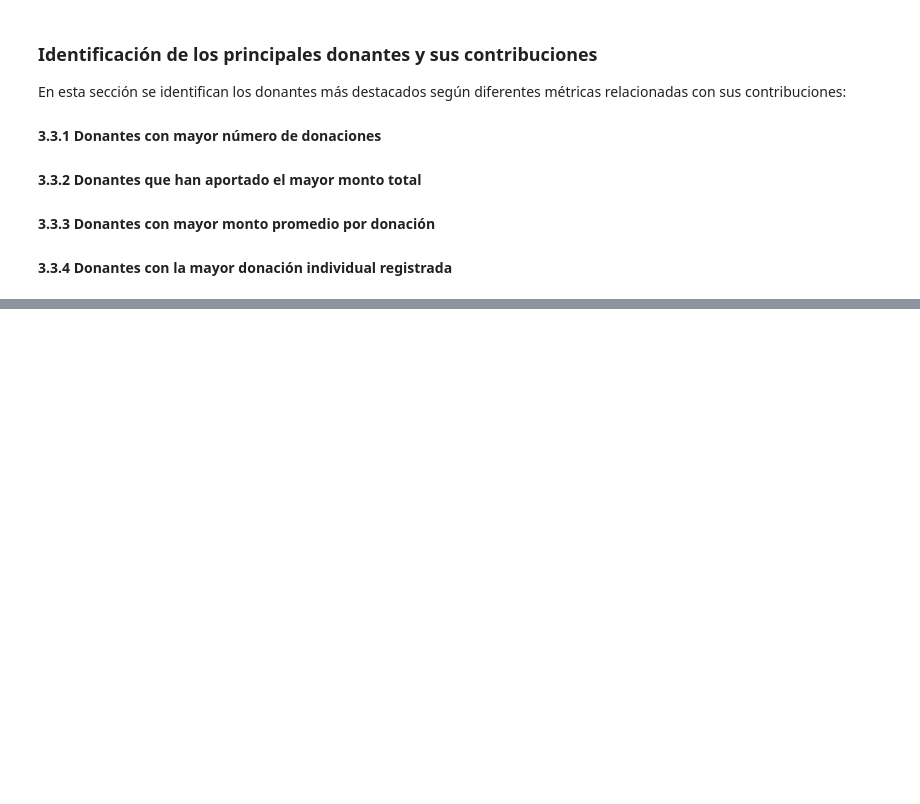
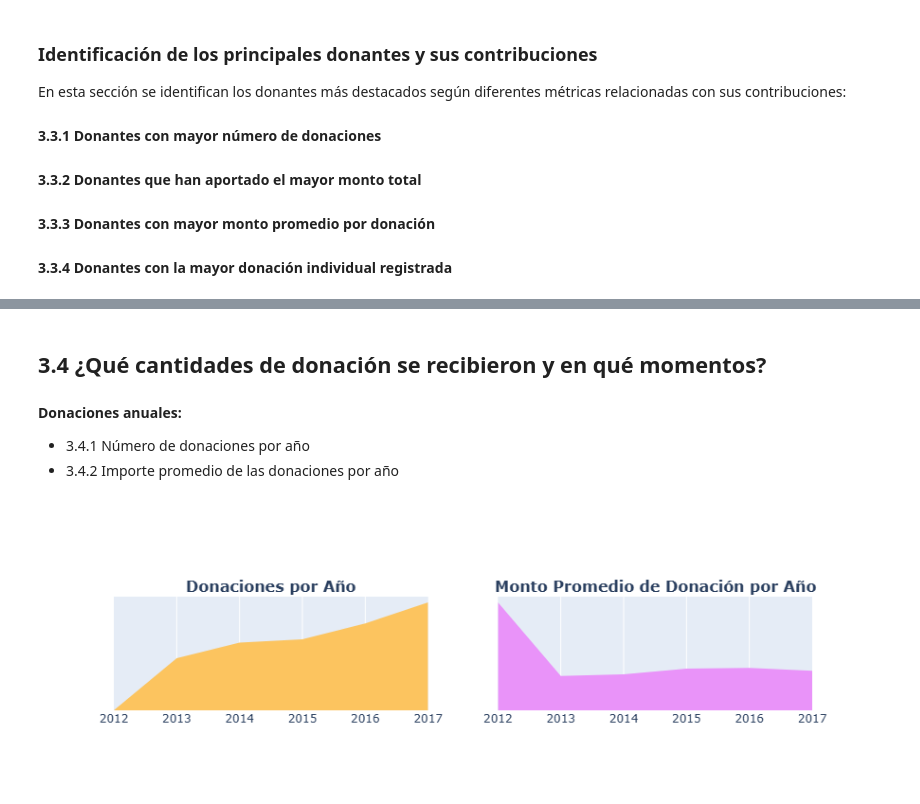
Before and after one commit to Karla-Yulenni/9AIEVND-ADND-Practicas-230284, a Jupyter notebook: Practica05/Practica05.ipynb, the cells around one changed output, grey strips where cells are left out. Saved outputs shown, nothing was run; the diff lists cells and outputs as text; code cells hidden in the pictures; blank space fills up the shorter version.

Commit message:
Practica05
add: Se agregaron nuevas celdas con comandos hasta el punto 3.6 (sin datasets)

```diff
--- a/Practica05/Practica05.ipynb
+++ b/Practica05/Practica05.ipynb
@@ -1317,0 +1342,80 @@ iplot(fig)
+# %% [markdown]
+## 3.4 ¿Qué cantidades de donación se recibieron y en qué momentos? <a id='s3.4'></a>
+# %% [markdown]
+**Donaciones anuales:**
+* 3.4.1 Número de donaciones por año
+* 3.4.2 Importe promedio de las donaciones por año
+# %%
+# Convertir la columna de fecha de recepción a formato de fecha (datetime)
+donations_df['Donation Date'] = pd.to_datetime(donations_df['Donation Received Date'])
+
+# Extraer el año de la donación
+donations_df['Donation Year'] = donations_df['Donation Date'].dt.year
+
+# Extraer el mes de la donación
+donations_df['Donation Month'] = donations_df['Donation Date'].dt.month
+
+# Extraer el día de la donación
+donations_df['Donation Day'] = donations_df['Donation Date'].dt.day
+
+# Extraer el día de la semana de la donación (0 = lunes, 6 = domingo)
+donations_df['Donation Weekday'] = donations_df['Donation Date'].dt.weekday
+
+# Extraer la hora de la donación
+donations_df['Donation Hour'] = donations_df['Donation Date'].dt.hour
+
+# Agrupar por año: contar total de donaciones y calcular el monto promedio
+t1 = donations_df.groupby(['Donation Year']).agg({
+    'Donation Month': 'count',
+    'Donation Amount': 'mean'
+}).reset_index().rename(columns={
+    'Donation Month': 'Total Donations',
+    'Donation Amount': 'Average Amount'
+})
+
+# Definir los ejes x e y para las gráficas
+x = t1['Donation Year']
+y1 = t1['Total Donations']
+y2 = t1['Average Amount']
+
+# Crear la primera gráfica: Donaciones totales por año
+trace1 = go.Scatter(x=x[:-1], y=y1[:-1], fill='tozeroy', fillcolor='#fcc45f', mode='none')
+
+# Crear la segunda gráfica: Monto promedio de donación por año
+trace2 = go.Scatter(x=x[:-1], y=y2[:-1], fill='tozeroy', fillcolor="#e993f9", mode='none')
+
+# Crear la figura con 2 subgráficas (una fila, dos columnas)
+fig = tools.make_subplots(
+    rows=1, cols=2, print_grid=False,
+    subplot_titles=["<b>Donaciones por Año</b>", "<b>Monto Promedio de Donación por Año</b>"]
+)
+
+# Agregar cada gráfica a su posición correspondiente
+fig.append_trace(trace1, 1, 1)
+fig.append_trace(trace2, 1, 2)
+
+# Configurar el diseño general de la figura (ocultar ejes y leyenda)
+fig['layout'].update(
+    height=300, showlegend=False,
+    yaxis=dict(
+        autorange=True,
+        showgrid=False,
+        zeroline=False,
+        showline=False,
+        ticks='',
+        showticklabels=False
+    ),
+    yaxis2=dict(
+        autorange=True,
+        showgrid=False,
+        zeroline=False,
+        showline=False,
+        ticks='',
+        showticklabels=False
+    )
+)
+
+# Mostrar la figura
+iplot(fig)
+# %% [output]
+[figure, added]
```
Also changed, not shown: parts of 37 cells of this notebook, 9 other files.
